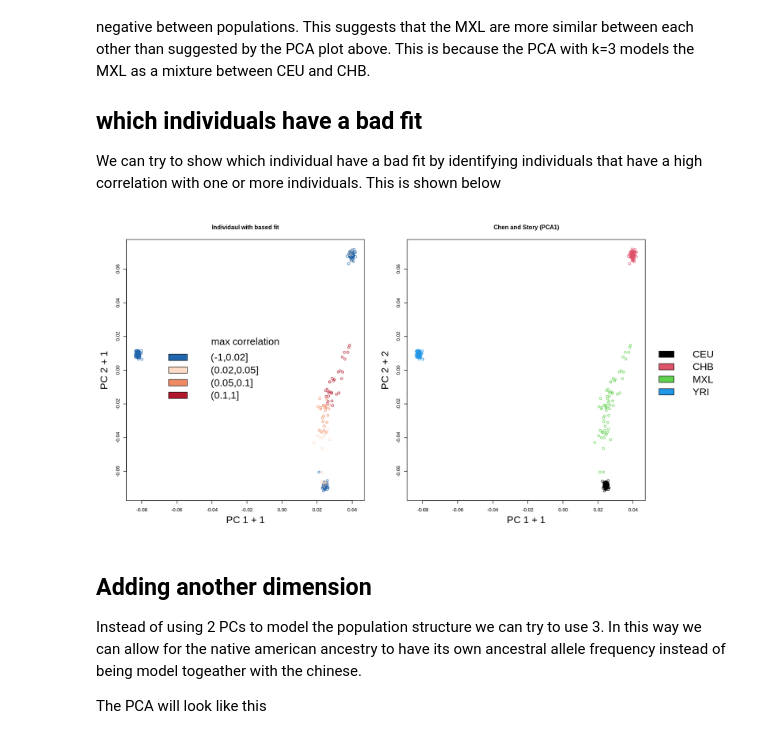
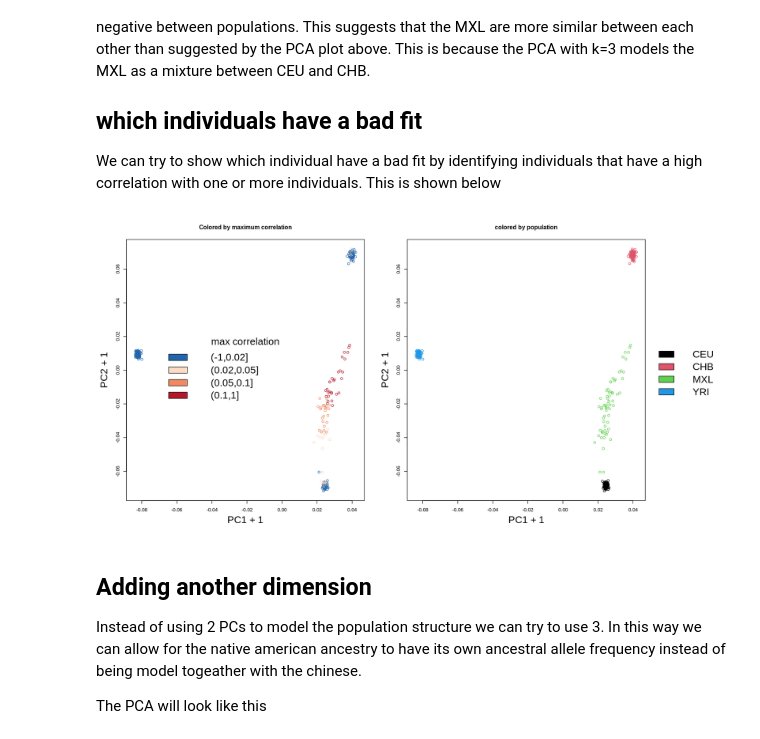
Before and after one commit to popgenDK/evalPopStructure, a Jupyter notebook: evalPCA_step_by_step_example_with_Chen&Story_PCA.ipynb, the cells around one changed output. Saved outputs shown, nothing was run; the diff lists cells and outputs as text; code cells hidden in the pictures.

```diff
--- a/evalPCA_step_by_step_example_with_Chen&Story_PCA.ipynb
+++ b/evalPCA_step_by_step_example_with_Chen&Story_PCA.ipynb
@@ -107,32 +107,32 @@ We can try to show which individual have a bad fit by identifying individuals th
 # %%
 
 layout(matrix(1:3,1),w=c(4,4,1))
 options(repr.plot.width=14, repr.plot.height=7)
 
 
 #color individuals by their maximum correlation
 eval <- corres
 diag(eval) <- 0
 maxCor <- apply(eval,1,max)
 redBlue <- c("#2166ac","#fddbc7","#ef8a62","#b2182b")
 coll <- cut( maxCor ,c(-1,0.02,0.05,0.1,1))
 
 
 # show the maximum correlation in the plot
 par(mar=c(5.1,5.1,4.1,2.1))
 #plot(e$vectors[,2:3],col="black",xlab="PC2",ylab="PC3",cex.lab=2,main="Chen and Story (PCA1)")
-plot(e$vectors[,1:2+1],main="Individaul with based fit",xlab="PC 1 + 1",ylab="PC 2 + 1",col=redBlue[coll],cex.lab=2)
+plot(e$vectors[,1:2+1],main="Colored by maximum correlation",xlab="PC1 + 1",ylab="PC2 + 1",col=redBlue[coll],cex.lab=2)
 legend("center",fill=redBlue,title="max correlation",levels(coll),cex=2,bty="n")
 
 ## PCA plto
-plot(e$vectors[,2:3],col=pop,xlab="PC 1 + 1",ylab="PC 2 + 2",cex.lab=2,main="Chen and Story (PCA1)")
+plot(e$vectors[,2:3],col=pop,xlab="PC1 + 1",ylab="PC2 + 1",cex.lab=2,main="colored by population")
 
 #plot legend
 par(mar=c(0,0,0,0))
 plot.new()
 legend("center",fill=1:4,levels(pop),cex=2,bty="n")
 # %% [output]
-[figure, old version]
+[figure, new version]
 # %% [markdown]
 ## Adding another dimension
 
```
Also changed, not shown: parts of 5 cells of this notebook.
